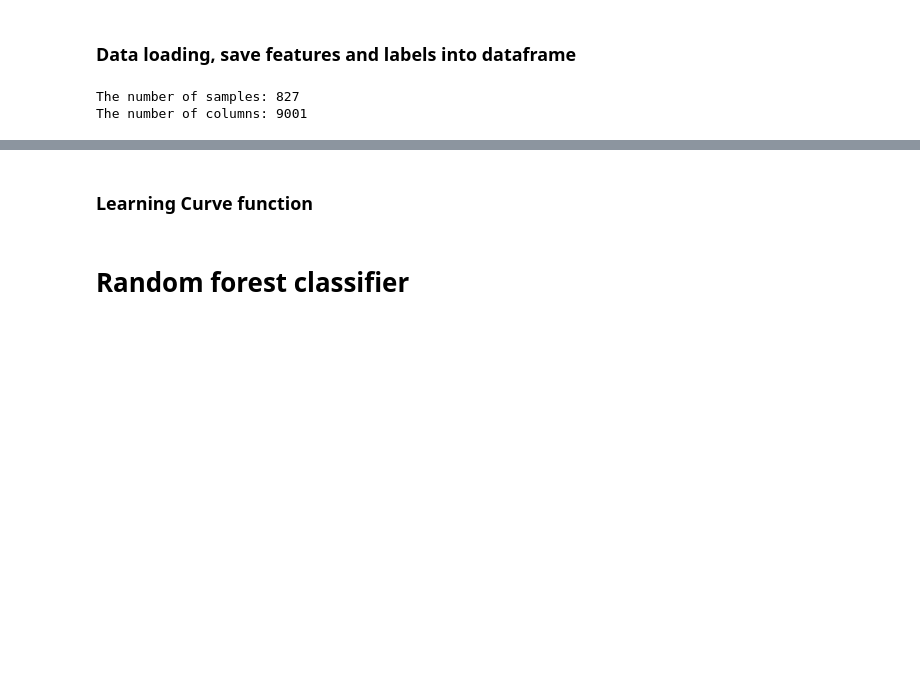
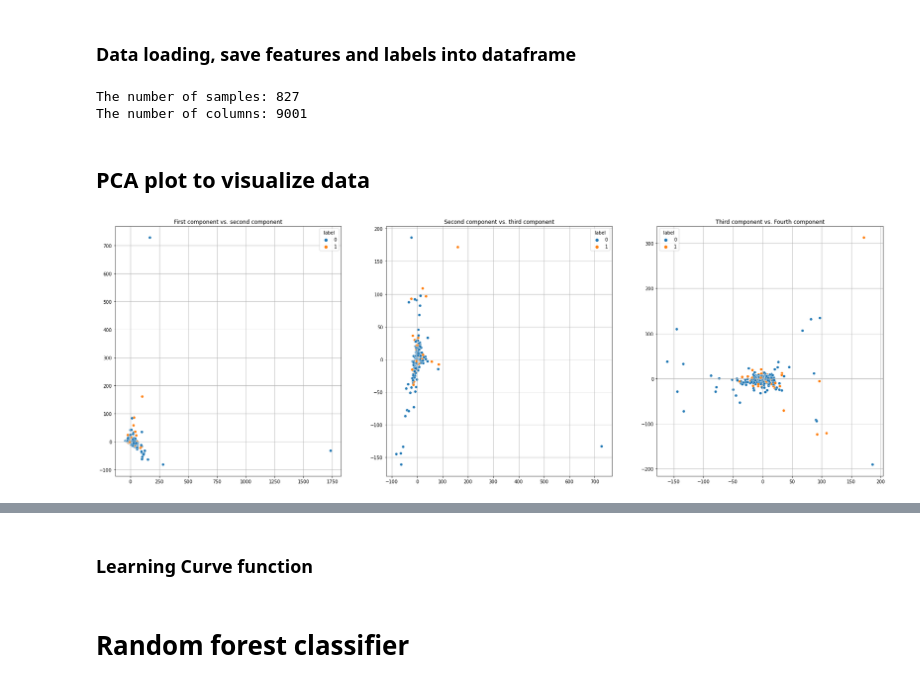
Before and after one commit to pienvangastel/tm10007_ml_group3, a Jupyter notebook: assignment_ordered.ipynb, the cells around one changed output, grey strips where cells are left out. Cells and saved outputs as stored; diff of their text form; code cells hidden in the pictures; blank space fills up the shorter version.

```diff
--- a/assignment_ordered.ipynb
+++ b/assignment_ordered.ipynb
@@ -24,3 +46,28 @@ X = data.drop('label', axis=1)
 # %% [output]
 The number of samples: 827
 The number of columns: 9001
+# %% [markdown]
+## PCA plot to visualize data
+# %%
+# PCA plot of all data
+scaler = StandardScaler()
+scaler.fit(X)
+X_scaled = scaler.transform(X)
+
+# we dachten PCA scatterplots van verschillende data toevoegen in subplot
+pca = PCA()
+pca.fit(X_scaled)
+X_pca = pca.transform(X_scaled)
+
+fig, axs = plt.subplots(1, 3, figsize=(30,10))
+seaborn.scatterplot(x=X_pca[:, 0], y=X_pca[:, 1], hue=y, ax=axs[0])
+axs[0].set_title('First component vs. second component')
+axs[0].grid()
+seaborn.scatterplot(x=X_pca[:, 1], y=X_pca[:, 2], hue=y, ax=axs[1])
+axs[1].set_title('Second component vs. third component')
+axs[1].grid()
+seaborn.scatterplot(x=X_pca[:, 2], y=X_pca[:, 3], hue=y, ax=axs[2])
+axs[2].set_title('Third component vs. Fourth component')
+axs[2].grid()
+# %% [output]
+[figure, added]
```
Also changed, not shown: parts of 22 cells of this notebook.
